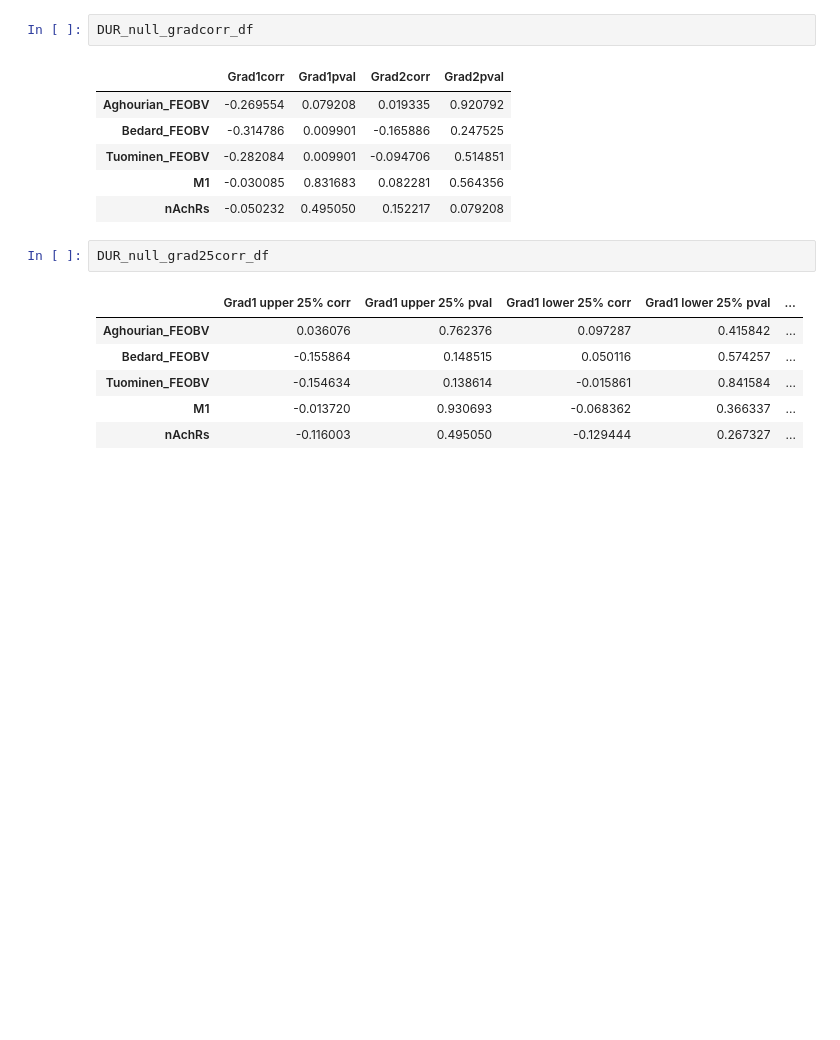
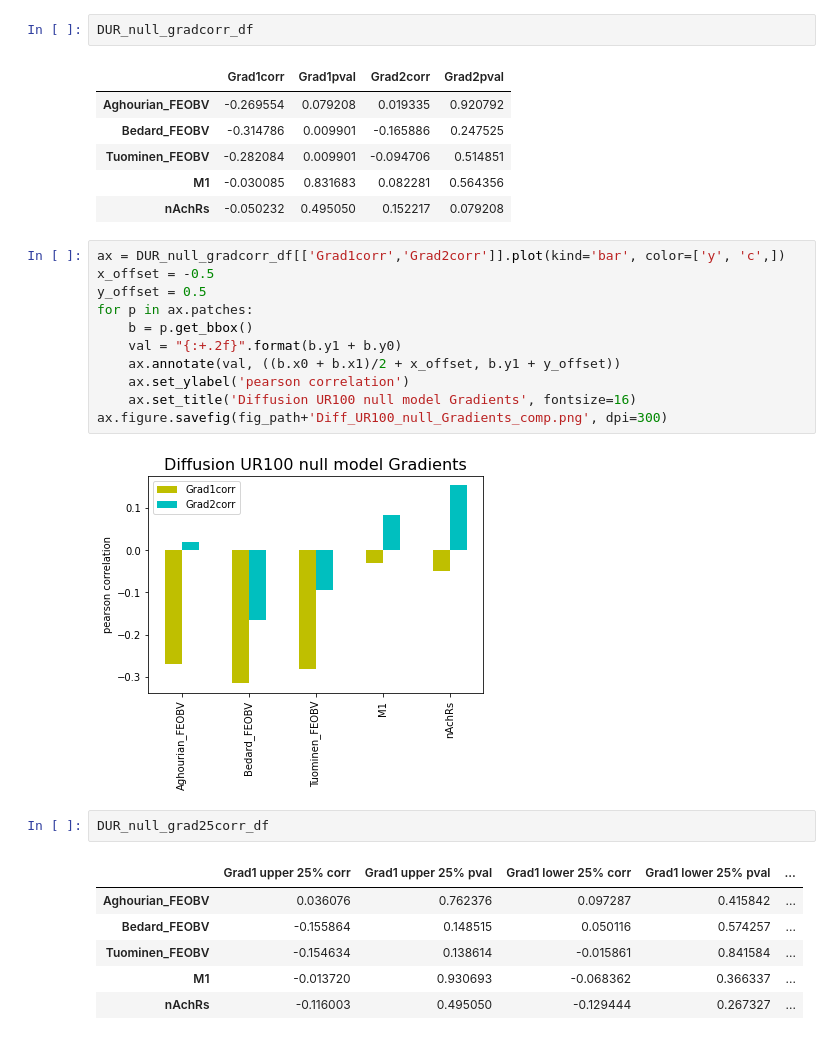
Before and after one commit to sudesnac/HumanBF-Connectivity, a Jupyter notebook: notebook/Neuromaps_DWI.ipynb, the cells around one changed output. Cells and saved outputs as stored; diff of their text form; blank space fills up the shorter version.

```diff
--- a/notebook/Neuromaps_DWI.ipynb
+++ b/notebook/Neuromaps_DWI.ipynb
@@ -402,6 +412,19 @@ DUR_null_gradcorr_df
 | Tuominen_FEOBV | -0.282084 | 0.009901 | -0.094706 | 0.514851 |
 | M1 | -0.030085 | 0.831683 | 0.082281 | 0.564356 |
 | nAchRs | -0.050232 | 0.495050 | 0.152217 | 0.079208 |
+# %%
+ax = DUR_null_gradcorr_df[['Grad1corr','Grad2corr']].plot(kind='bar', color=['y', 'c',])
+x_offset = -0.5
+y_offset = 0.5
+for p in ax.patches:
+    b = p.get_bbox()
+    val = "{:+.2f}".format(b.y1 + b.y0)
+    ax.annotate(val, ((b.x0 + b.x1)/2 + x_offset, b.y1 + y_offset))
+    ax.set_ylabel('pearson correlation')
+    ax.set_title('Diffusion UR100 null model Gradients', fontsize=16)
+ax.figure.savefig(fig_path+'Diff_UR100_null_Gradients_comp.png', dpi=300)
+# %% [output]
+[figure, added]
 # %%
 DUR_null_grad25corr_df
 # %% [output]
```
Also changed, not shown: parts of 6 cells of this notebook, 32 other files.
